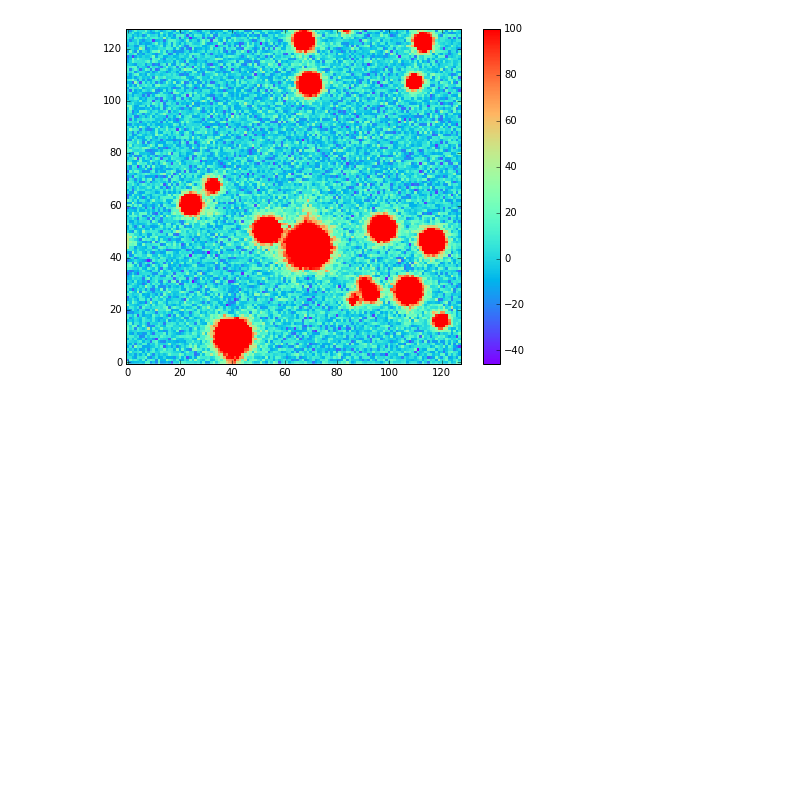
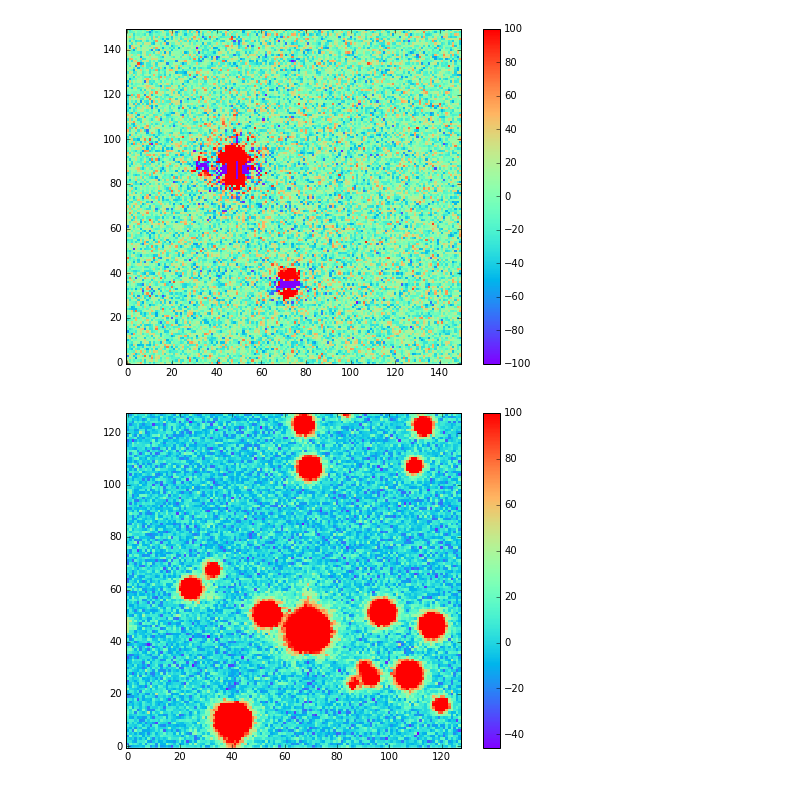
Before and after one commit to lsst-dm/experimental_DCR, a Jupyter notebook: DCR_1d_correction.ipynb, the cells around one changed output. Cells and saved outputs as stored; diff of their text form; code cells hidden in the pictures; blank space fills up the shorter version.

```diff
--- a/DCR_1d_correction.ipynb
+++ b/DCR_1d_correction.ipynb
@@ -74,3 +68,9 @@ look(self.image_arr[1]-self.image_arr[2],range=[-1e2,1e2])
+# %%
+img1 = self.exposures[2].getMaskedImage().getImage().getArray()
+img2 = self.exposures[3].getMaskedImage().getImage().getArray()
+look(img1 - img2, range=[-1e2,1e2],x_range=[600,750],y_range=[750,900])
+# %% [output]
+[figure, added]
 # %%
 template_sum = np.zeros(self.template[0].shape)
 for temp in self.template:
```
Also changed, not shown: parts of 44 cells of this notebook, 2 other files.
